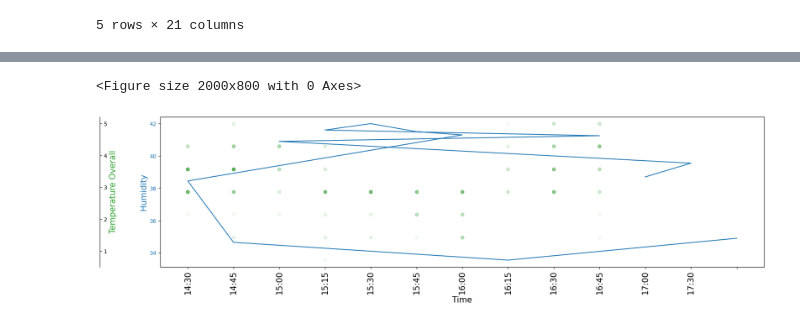
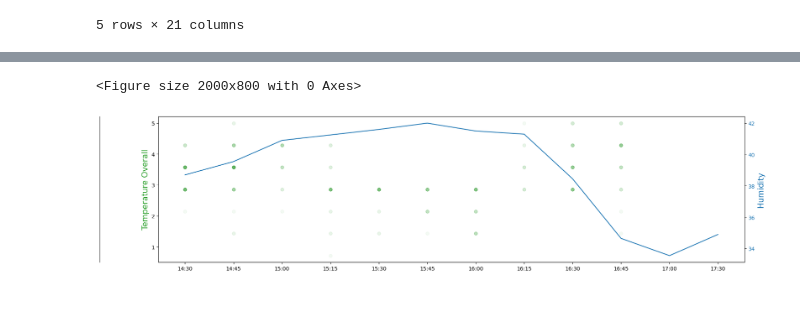
Before and after one commit to harshxtanwar/data_analytics_group_01, a Jupyter notebook: analytics.ipynb, the cells around one changed output, grey strips where cells are left out. Drawn from its saved outputs; the diff is of its cells as text; code cells hidden in the pictures.

Commit message:
graphs added

```diff
--- a/analytics.ipynb
+++ b/analytics.ipynb
@@ -402,35 +411,39 @@ normalized_data.head()
 # %%
-def plot_2(x1, x2, y1, y2):
+def plot_2(x1, x2, y1, y2,y_label,x_label):
     plt.figure(figsize=(20,8))
 
     fig, ax1 = plt.subplots()
 
-
-    ax1.set_xlabel('Time', fontsize = 15)
-    ax1.set_ylabel('Humidity', color='tab:blue', fontsize = 15)
-    ax1.plot(x1, y1, color='tab:blue')
-    ax1.tick_params(axis='y', labelcolor='tab:blue')
-
-    ax1.set_xticklabels(x1[::1], rotation=90, fontsize = 15)
+    ax1.set_ylabel(y_label, color='tab:green', fontsize = 15)
+    ax1.scatter(x2, y2, color='tab:green', alpha=0.05)
+#     ax2.tick_params(axis='y', labelcolor='tab:green')
 
     ax1.figure.set_figwidth(20)
     ax1.figure.set_figheight(5)
 
+#     ax1.set_xlim([min(min(x1), min(x2)), max(max(x1), max(x2))])
+#     ax2.set_xlim([min(min(x1), min(x2)), max(max(x1), max(x2))])
+    ax1.spines.right.set_position(('axes', -0.1))
+
     ax2 = ax1.twinx()
 
-    ax2.set_ylabel('Temperature Overall', color='tab:green', fontsize = 15)
-    ax2.scatter(x2, y2, color='tab:green', alpha=0.05)
-#     ax2.tick_params(axis='y', labelcolor='tab:green')
+
+    ax2.set_xlabel(x_label, fontsize = 15)
+    ax2.set_ylabel('Humidity', color='tab:blue', fontsize = 15)
+    ax2.plot(x1, y1, color='tab:blue')
+    ax2.tick_params(axis='y', labelcolor='tab:blue')
+
+    ax2.set_xticklabels(x1[::1], rotation=90, fontsize = 15)
 
     ax2.figure.set_figwidth(20)
     ax2.figure.set_figheight(5)
 
-#     ax1.set_xlim([min(min(x1), min(x2)), max(max(x1), max(x2))])
-#     ax2.set_xlim([min(min(x1), min(x2)), max(max(x1), max(x2))])
-    ax2.spines.right.set_position(('axes', -0.1))
+
+
+
     plt.plot()
 # %%
-plot_2(final_dataset.index, normalized_data.index, final_dataset['Humidity'], normalized_data['Temperature [Overall]'])
+plot_2(final_dataset.index, normalized_data.index, final_dataset['Humidity'], normalized_data['Temperature [Overall]'],'Temperature Overall', 'Humidity')
 # %% [output]
 <Figure size 2000x800 with 0 Axes>
-[figure, old version]
+[figure, new version]
```
Also changed, not shown: parts of 6 cells of this notebook.
